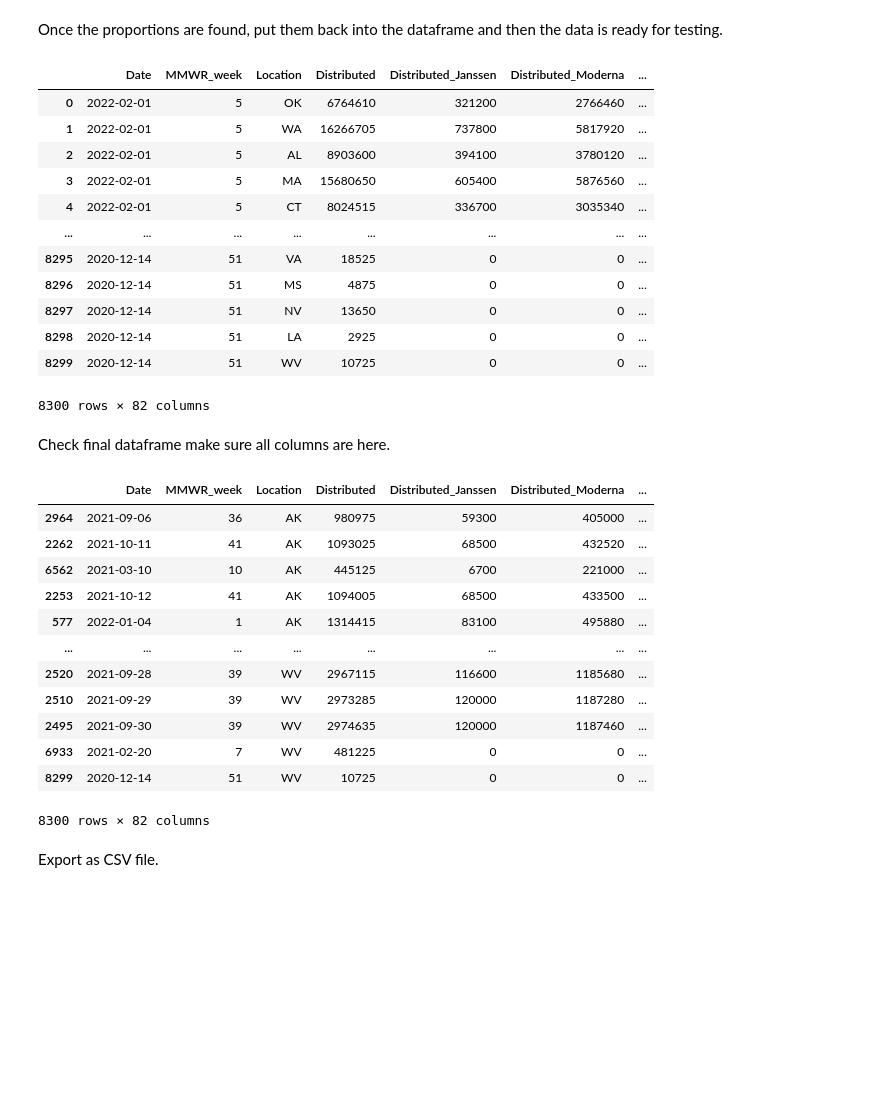
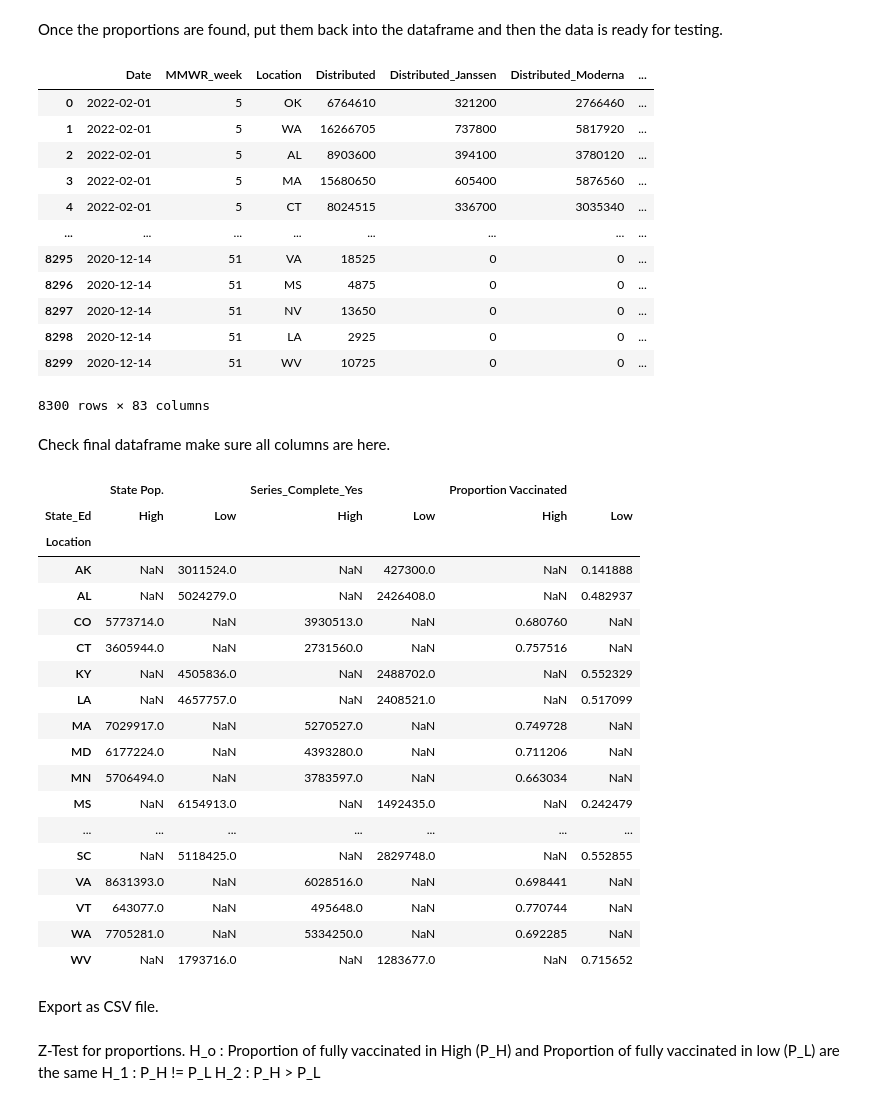
Before and after one commit to RTalavera6/Capstone-Project, a Jupyter notebook: States_Vaccine_data_cleaning.ipynb, the cells around one changed output. Saved outputs shown, nothing was run; the diff lists cells and outputs as text; code cells hidden in the pictures; blank space fills up the shorter version.

```diff
--- a/States_Vaccine_data_cleaning.ipynb
+++ b/States_Vaccine_data_cleaning.ipynb
@@ -127,3 +127,10 @@ Populations = {"AK": 3011524,
 "VT":643077,
 "WA":7705281,
 "WV":1793716}
+
+Population_DF = pd.DataFrame.from_dict(Populations, orient = "index", columns = ["State Pop."])
+Population_DF["Location"] = Population_DF.index
+#Population_DF
+
+Vaccine_Daily = pd.merge(Vaccine_Daily,Population_DF,how = "left", on = "Location")
+Vaccine_Daily
@@ -163,25 +184,31 @@ Vaccine_Daily
 | 8297 | 2020-12-14 | 51 | NV | 13650 | 0 | 0 | ... |
 | 8298 | 2020-12-14 | 51 | LA | 2925 | 0 | 0 | ... |
 | 8299 | 2020-12-14 | 51 | WV | 10725 | 0 | 0 | ... |
-8300 rows × 82 columns
+8300 rows × 83 columns
 # %% [markdown]
 Check final dataframe make sure all columns are here.
-# %%
-Vaccine_Daily.sort_values('Location')
-# %% [output]
-|  | Date | MMWR_week | Location | Distributed | Distributed_Janssen | Distributed_Moderna | ... |
-| 2964 | 2021-09-06 | 36 | AK | 980975 | 59300 | 405000 | ... |
-| 2262 | 2021-10-11 | 41 | AK | 1093025 | 68500 | 432520 | ... |
-| 6562 | 2021-03-10 | 10 | AK | 445125 | 6700 | 221000 | ... |
-| 2253 | 2021-10-12 | 41 | AK | 1094005 | 68500 | 433500 | ... |
-| 577 | 2022-01-04 | 1 | AK | 1314415 | 83100 | 495880 | ... |
-| ... | ... | ... | ... | ... | ... | ... | ... |
-| 2520 | 2021-09-28 | 39 | WV | 2967115 | 116600 | 1185680 | ... |
-| 2510 | 2021-09-29 | 39 | WV | 2973285 | 120000 | 1187280 | ... |
-| 2495 | 2021-09-30 | 39 | WV | 2974635 | 120000 | 1187460 | ... |
-| 6933 | 2021-02-20 | 7 | WV | 481225 | 0 | 0 | ... |
-| 8299 | 2020-12-14 | 51 | WV | 10725 | 0 | 0 | ... |
-8300 rows × 82 columns
+# %%
+Vaccine_Daily.groupby(["Location","State_Ed"]).agg({"State Pop.":"max", "Series_Complete_Yes":"max", "Proportion Vaccinated":"max"}).unstack()
+# %% [output]
+|  | State Pop. |  | Series_Complete_Yes |  | Proportion Vaccinated |  |
+| State_Ed | High | Low | High | Low | High | Low |
+| Location |  |  |  |  |  |  |
+| AK | NaN | 3011524.0 | NaN | 427300.0 | NaN | 0.141888 |
+| AL | NaN | 5024279.0 | NaN | 2426408.0 | NaN | 0.482937 |
+| CO | 5773714.0 | NaN | 3930513.0 | NaN | 0.680760 | NaN |
+| CT | 3605944.0 | NaN | 2731560.0 | NaN | 0.757516 | NaN |
+| KY | NaN | 4505836.0 | NaN | 2488702.0 | NaN | 0.552329 |
+| LA | NaN | 4657757.0 | NaN | 2408521.0 | NaN | 0.517099 |
+| MA | 7029917.0 | NaN | 5270527.0 | NaN | 0.749728 | NaN |
+| MD | 6177224.0 | NaN | 4393280.0 | NaN | 0.711206 | NaN |
+| MN | 5706494.0 | NaN | 3783597.0 | NaN | 0.663034 | NaN |
+| MS | NaN | 6154913.0 | NaN | 1492435.0 | NaN | 0.242479 |
+| ... | ... | ... | ... | ... | ... | ... |
+| SC | NaN | 5118425.0 | NaN | 2829748.0 | NaN | 0.552855 |
+| VA | 8631393.0 | NaN | 6028516.0 | NaN | 0.698441 | NaN |
+| VT | 643077.0 | NaN | 495648.0 | NaN | 0.770744 | NaN |
+| WA | 7705281.0 | NaN | 5334250.0 | NaN | 0.692285 | NaN |
+| WV | NaN | 1793716.0 | NaN | 1283677.0 | NaN | 0.715652 |
 # %% [markdown]
 Export as CSV file.
 # %%
@@ -188,0 +228,5 @@ Export as CSV file.
+# %% [markdown]
+Z-Test for proportions.
+H_o : Proportion of fully vaccinated in High (P_H) and Proportion of fully vaccinated in low (P_L) are the same
+H_1 : P_H != P_L
+H_2 : P_H > P_L
```
Also changed, not shown: parts of 7 cells of this notebook.
